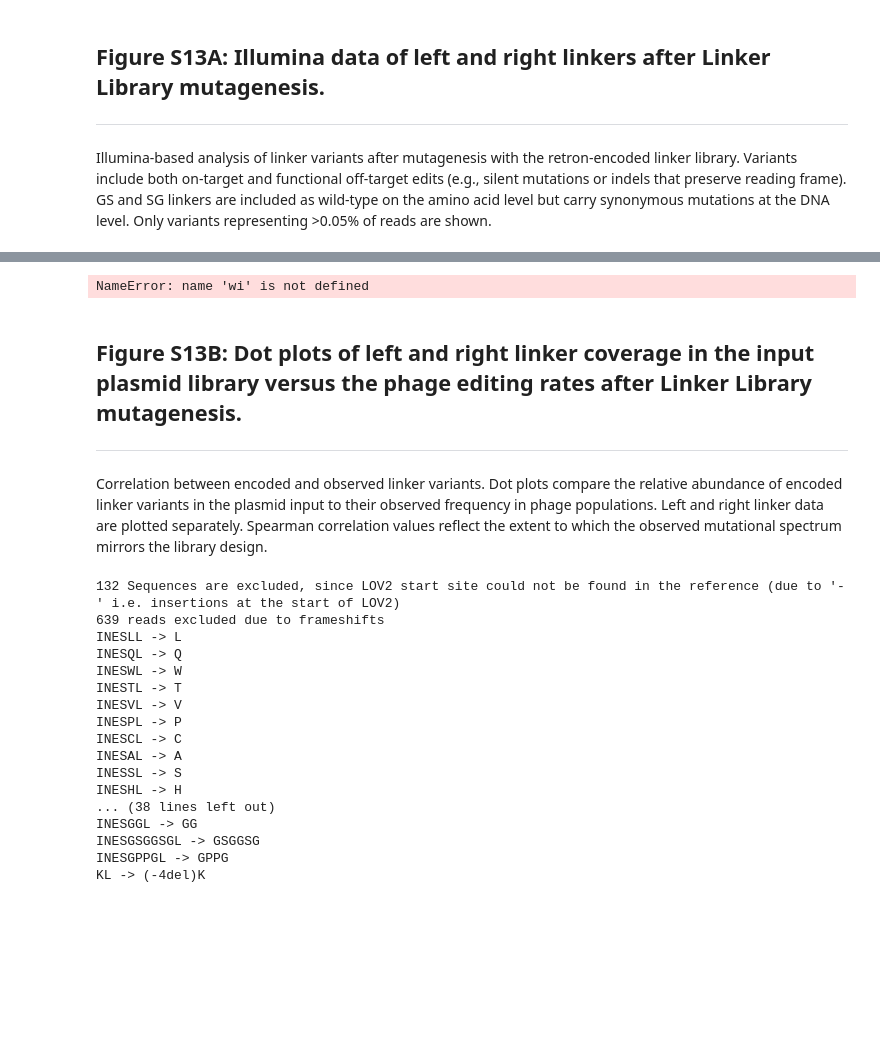
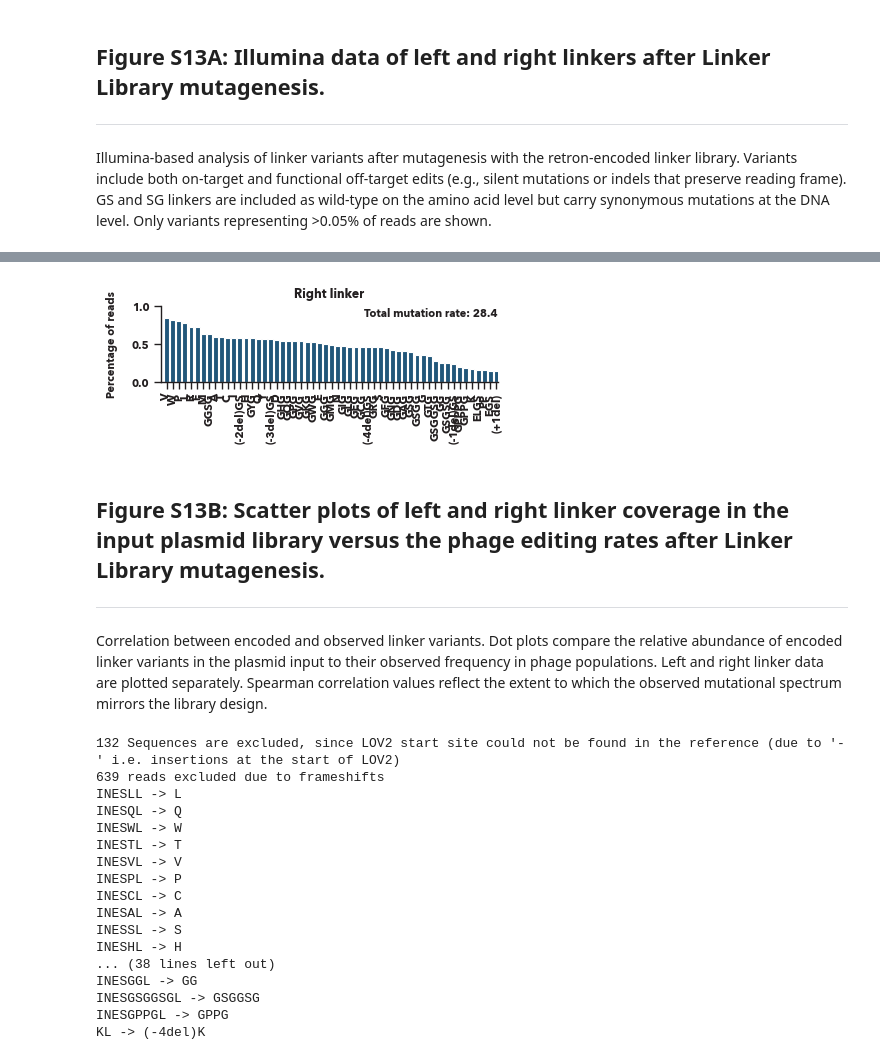
Before and after one commit to annavonbachmann/pogo_pance_draft, a Jupyter notebook: figure_notebooks/Figure_S13.ipynb, the cells around one changed output, grey strips where cells are left out. Drawn from its saved outputs; the diff is of its cells as text; code cells hidden in the pictures; blank space fills up the shorter version.

```diff
--- a/figure_notebooks/Figure_S13.ipynb
+++ b/figure_notebooks/Figure_S13.ipynb
@@ -169,38 +169,38 @@ y_vals = right_linker_BC1.loc["0", :]
 y_vals_perc = left_linker_BC1.loc["0", :]
 
 
-fig, ax = plt.subplots(figsize=(wi * 0.6, hi / 8))
+fig, ax = plt.subplots(figsize=(wi1 * 0.6, hi / 8))
 
 ax.set_ylim(0.0, 1.0)
 ax.set_yticks([0.0, 0.5, 1.0])
 ax.set_ylabel("Percentage of reads", labelpad=10)
 
 
 bar_width = 0.8
 x_vals = [x + bar_width for x in range(len(right_linker_BC1.columns))]
 ax.bar(x_vals, y_vals, color="#22577A", align='center', width=bar_width)
 ax.set_xticks([x + bar_width / 2 for x in range(len(right_linker_BC1.columns))])
 
 
 ax.set_xticks(x_vals)
 ax.set_xticklabels(right_linker_BC1.columns, rotation=90, fontsize=8)
 
 total_rate = round(sum(y_vals_perc_r), 1)
 
 ax.set_title("Right linker")
 ax.text(0.8, 0.9, f"Total mutation rate: {total_rate}",
         transform=ax.transAxes, ha='center', va='center', fontsize=8)
 
 ax.set_xlim(-0.1, len(x_vals))
 
 
 
 # plt.savefig("final_output/RL1/Linker_mutations_after_mutagenesis_barplot_right_linker.pdf", bbox_inches='tight', dpi=600)
 plt.show()
 # %% [output]
-NameError: name 'wi' is not defined
+[figure, added]
 # %% [markdown]
-## Figure S13B: Dot plots of left and right linker coverage in the input plasmid library versus the phage editing rates after Linker Library mutagenesis.
+## Figure S13B: Scatter plots of left and right linker coverage in the input plasmid library versus the phage editing rates after Linker Library mutagenesis.
 ----------------------------
 Correlation between encoded and observed linker variants. Dot plots compare the relative abundance of encoded linker variants in the plasmid input to their observed frequency in phage populations. Left and right linker data are plotted separately. Spearman correlation values reflect the extent to which the observed mutational spectrum mirrors the library design.
 # %%
```
Also changed, not shown: parts of 2 cells of this notebook, 22 other files.
